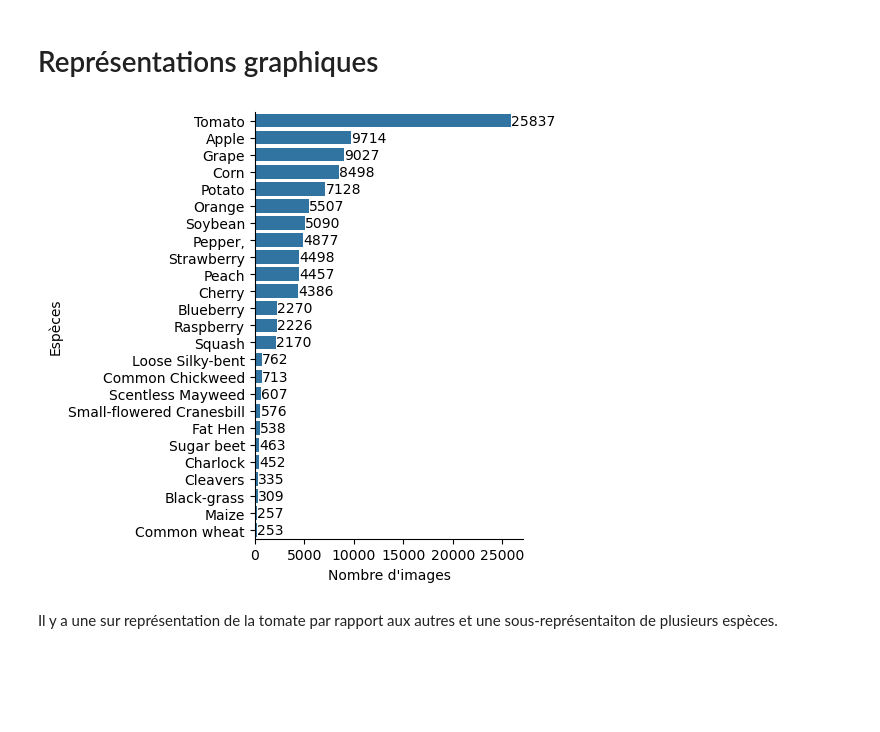
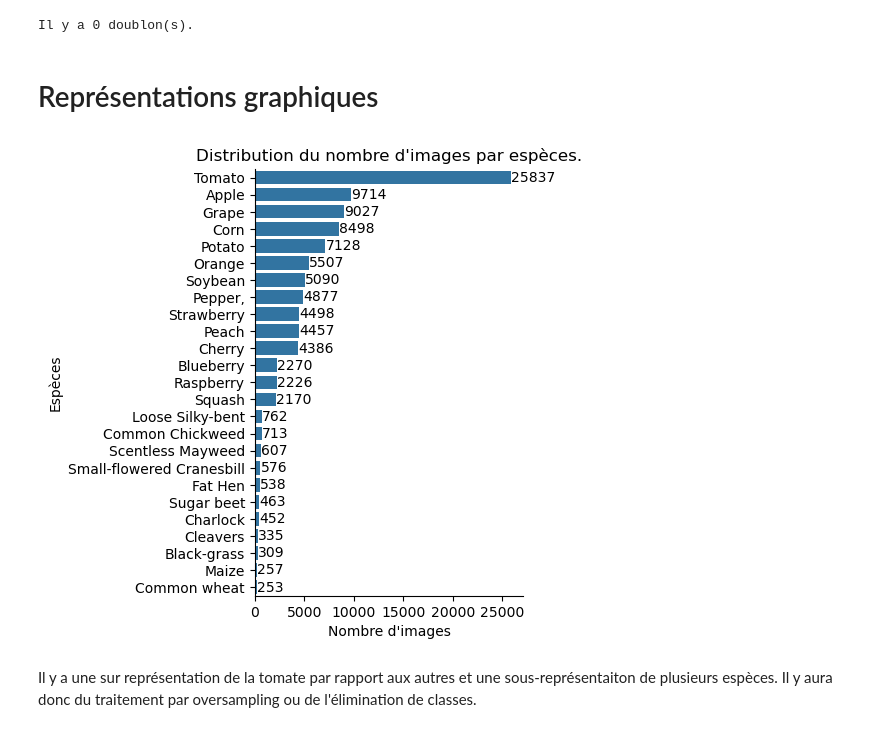
Before and after one commit to rcanet/projet_plantes, a Jupyter notebook: 01_Scripts/01b_jupyter_data_exploration_preliminary.ipynb, the cells around one changed output. Saved outputs shown, nothing was run; the diff lists cells and outputs as text; code cells hidden in the pictures; blank space fills up the shorter version.

```diff
--- a/01_Scripts/01b_jupyter_data_exploration_preliminary.ipynb
+++ b/01_Scripts/01b_jupyter_data_exploration_preliminary.ipynb
@@ -18,19 +18,26 @@ print(len(data_df))
 100950
+# %%
+## Vérification des doublons
+data_df["id"] = data_df.sp.astype(str) + data_df.name.astype(str)
+print(f"Il y a {data_df.id.duplicated().sum()} doublon(s).")
+# %% [output]
+Il y a 0 doublon(s).
 # %% [markdown]
 # Représentations graphiques
 # %%
-## Distribution des images
+## Distribution des images (saines ou non)
 order_distribution = data_df['sp'].value_counts().index
 counts = data_df['sp'].value_counts().values
 sns.catplot(data = data_df, y = 'sp', kind = 'count', order = order_distribution)
 for count, sp in zip(counts, order_distribution): # Annotation du nombre d'image pour chaque espèce
     plt.annotate(str(count),
                  xy = ((count + 1), sp),
                  va = 'center')
 plt.xlabel("Nombre d'images")
 plt.ylabel("Espèces")
+plt.title("Distribution du nombre d'images par espèces.")
 plt.show();
 # %% [output]
-[figure, old version]
+[figure, new version]
 # %% [markdown]
-Il y a une sur représentation de la tomate par rapport aux autres et une sous-représentaiton de plusieurs espèces.
+Il y a une sur représentation de la tomate par rapport aux autres et une sous-représentaiton de plusieurs espèces. Il y aura donc du traitement par oversampling ou de l'élimination de classes.
```
Also changed, not shown: parts of 5 cells of this notebook, 4 other files.
